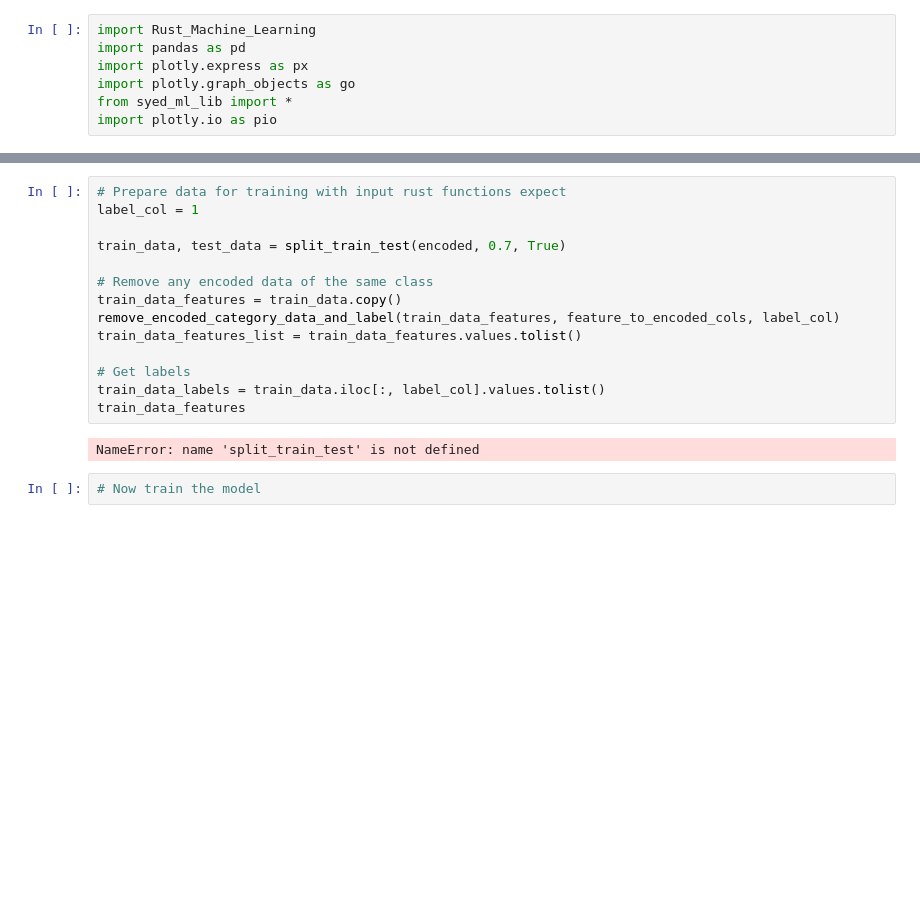
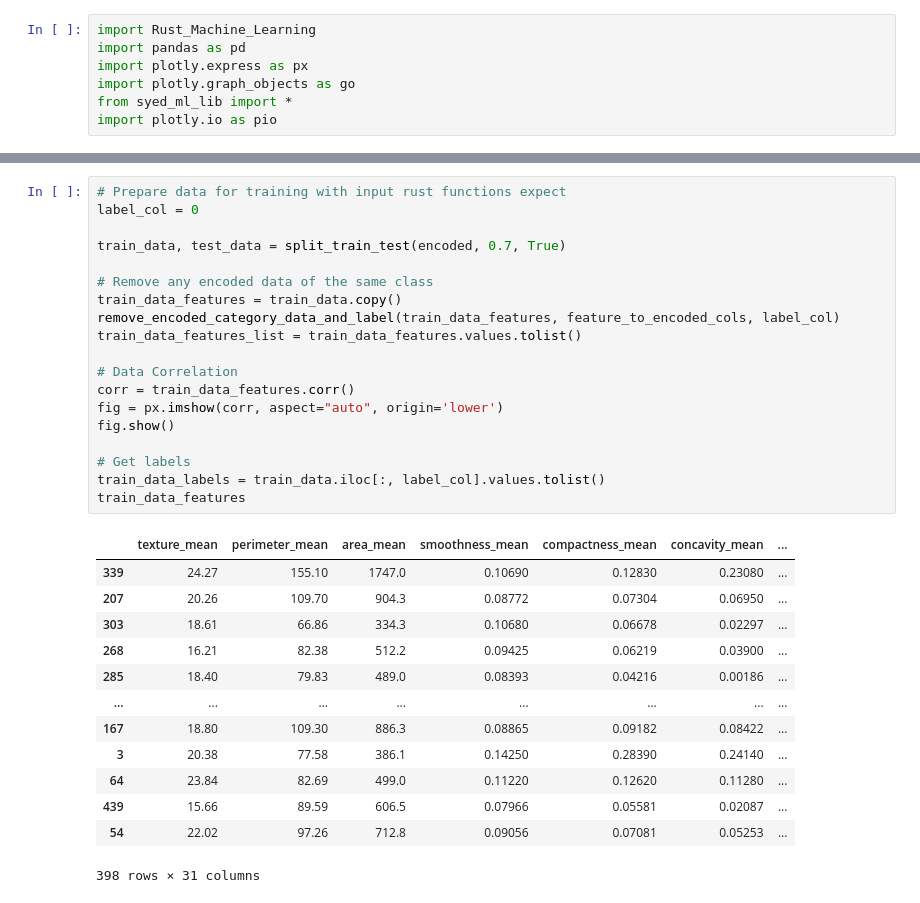
Before and after one commit to haroonsyed/Rust-Machine-Learning, a Jupyter notebook: notebooks/XGBoost.ipynb, the cells around one changed output, grey strips where cells are left out. Drawn from its saved outputs; the diff is of its cells as text; blank space fills up the shorter version.

```diff
--- a/notebooks/XGBoost.ipynb
+++ b/notebooks/XGBoost.ipynb
@@ -35,18 +65,33 @@ NameError: name 'one_hot_encode' is not defined
 # %%
 # Prepare data for training with input rust functions expect
-label_col = 1
+label_col = 0
 
 train_data, test_data = split_train_test(encoded, 0.7, True)
 
 # Remove any encoded data of the same class
 train_data_features = train_data.copy()
 remove_encoded_category_data_and_label(train_data_features, feature_to_encoded_cols, label_col)
 train_data_features_list = train_data_features.values.tolist()
 
+# Data Correlation
+corr = train_data_features.corr()
+fig = px.imshow(corr, aspect="auto", origin='lower')
+fig.show()
+
 # Get labels
 train_data_labels = train_data.iloc[:, label_col].values.tolist()
 train_data_features
 # %% [output]
+|  | texture_mean | perimeter_mean | area_mean | smoothness_mean | compactness_mean | concavity_mean | ... |
+| 339 | 24.27 | 155.10 | 1747.0 | 0.10690 | 0.12830 | 0.23080 | ... |
+| 207 | 20.26 | 109.70 | 904.3 | 0.08772 | 0.07304 | 0.06950 | ... |
+| 303 | 18.61 | 66.86 | 334.3 | 0.10680 | 0.06678 | 0.02297 | ... |
+| 268 | 16.21 | 82.38 | 512.2 | 0.09425 | 0.06219 | 0.03900 | ... |
+| 285 | 18.40 | 79.83 | 489.0 | 0.08393 | 0.04216 | 0.00186 | ... |
+| ... | ... | ... | ... | ... | ... | ... | ... |
+| 167 | 18.80 | 109.30 | 886.3 | 0.08865 | 0.09182 | 0.08422 | ... |
+| 3 | 20.38 | 77.58 | 386.1 | 0.14250 | 0.28390 | 0.24140 | ... |
+| 64 | 23.84 | 82.69 | 499.0 | 0.11220 | 0.12620 | 0.11280 | ... |
+| 439 | 15.66 | 89.59 | 606.5 | 0.07966 | 0.05581 | 0.02087 | ... |
+| 54 | 22.02 | 97.26 | 712.8 | 0.09056 | 0.07081 | 0.05253 | ... |
-NameError: name 'split_train_test' is not defined
+398 rows × 31 columns
-# %%
-# Now train the model
```
Also changed, not shown: parts of 5 cells of this notebook, 1 other file.
